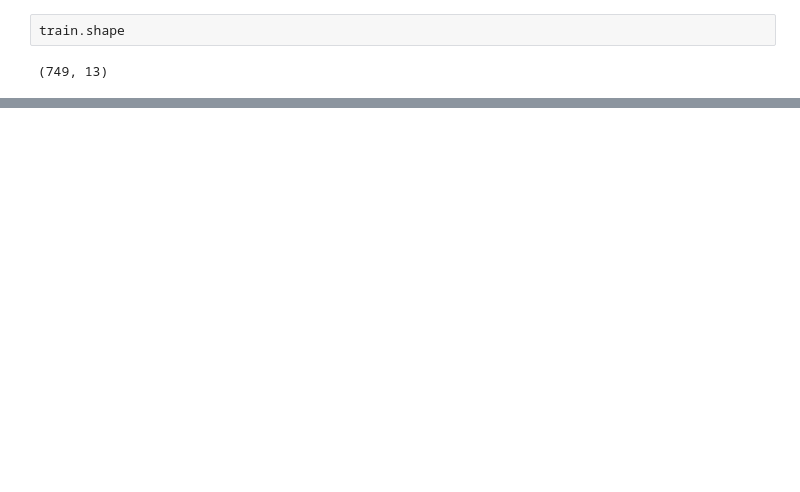
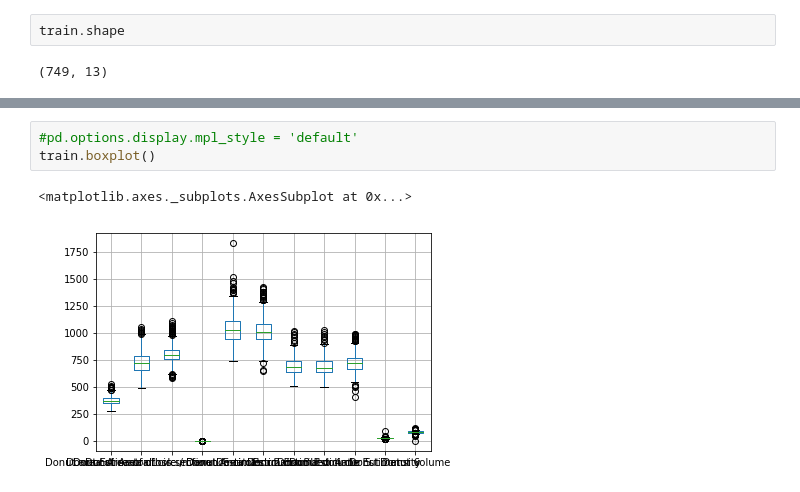
Before and after one commit to biss/donut, a Jupyter notebook: eda.ipynb, the cells around one changed output, grey strips where cells are left out. Saved outputs shown, nothing was run; the diff lists cells and outputs as text; blank space fills up the shorter version.

```diff
--- a/eda.ipynb
+++ b/eda.ipynb
@@ -19,0 +77,6 @@ train.shape
+# %%
+#pd.options.display.mpl_style = 'default'
+train.boxplot()
+# %% [output]
+<matplotlib.axes._subplots.AxesSubplot at 0x...>
+[figure, added]
```
Also changed, not shown: parts of 21 cells of this notebook.
